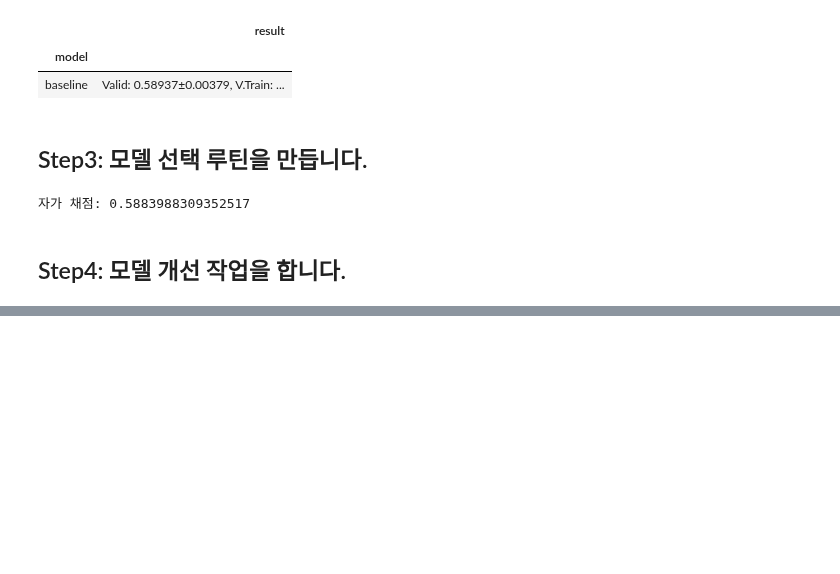
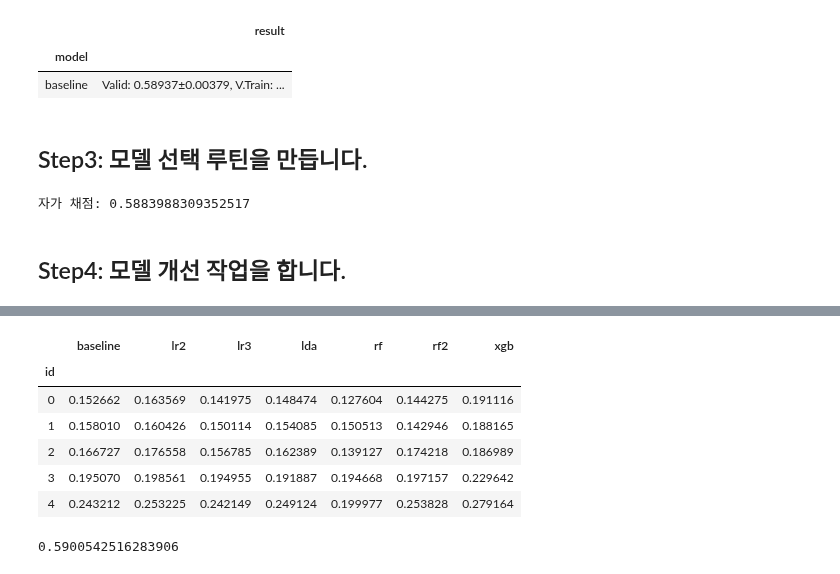
Before and after one commit to sunkusun9/DS_Lv3_2405, a Jupyter notebook: sec_ds_lv3_prob1_kaggle.ipynb, the cells around one changed output, grey strips where cells are left out. Drawn from its saved outputs; the diff is of its cells as text; code cells hidden in the pictures; blank space fills up the shorter version.

```diff
--- a/sec_ds_lv3_prob1_kaggle.ipynb
+++ b/sec_ds_lv3_prob1_kaggle.ipynb
@@ -360,0 +432,51 @@ from sklearn.ensemble import VotingClassifier
+# %%
+# 1단계: Cross Validation 예측결과를 모아 메타 모델 학습을 위한 데이터셋을 만듭니다.
+
+# 메타 모델이 접하게되는 데이터는 1차 모델의 예측 결과 인데,
+# 일반화 성능을 높이려면 이 데이터의 분포가 학습하지 않았던 데이터의 분포와 비슷해야 합니다.
+# 학습에 사용되지 않았던 겹외셋의 예측 결과 사용하여,
+# 이렇게 데이터의 분포를 실제 예측시의 분포와 최대한 유사하게 해줍니다.
+from sklearn.model_selection import cross_val_predict
+model_list = [
+    ('baseline', clf_lr), # LR + SFS
+    ('lr2', clf_lr2), # LR.2: LR + feature PCA
+    ('lr3', clf_lr3), # Basline + np.log (loading)
+    ('lda', clf_lda), # LDA
+    ('rf', clf_rf), # RF 튜닝
+    ('rf2', clf_rf2), # RF + LDA
+    ('xgb', clf_xgb), # XGB
+]
+# 메타모델을 위한 학습셋을 만듭니다.
+# cross_val_predict는 교차검증의 예측 결과를 입력 변수의 순서에 맞게 제공합니다.
+df_cv = pd.concat([
+    pd.Series(
+        cross_val_predict(
+            clf, df_train[X_all], df_train['failure'], groups=df_train['product_code'], cv=gcv, method='predict_proba'
+        )[:, 1],
+        index=df_train.index, name=model_name
+    )
+    for model_name, clf in model_list
+], axis=1)
+df_cv.head()
+# %% [output]
+|  | baseline | lr2 | lr3 | lda | rf | rf2 | xgb |
+| id |  |  |  |  |  |  |  |
+| 0 | 0.152662 | 0.163569 | 0.141975 | 0.148474 | 0.127604 | 0.144275 | 0.191116 |
+| 1 | 0.158010 | 0.160426 | 0.150114 | 0.154085 | 0.150513 | 0.142946 | 0.188165 |
+| 2 | 0.166727 | 0.176558 | 0.156785 | 0.162389 | 0.139127 | 0.174218 | 0.186989 |
+| 3 | 0.195070 | 0.198561 | 0.194955 | 0.191887 | 0.194668 | 0.197157 | 0.229642 |
+| 4 | 0.243212 | 0.253225 | 0.242149 | 0.249124 | 0.199977 | 0.253828 | 0.279164 |
+# %%
+# 메타 모델을 검증을 해봅니다.
+from sklearn.linear_model import LogisticRegression
+from sklearn.model_selection import cross_val_score
+clf_meta_lr = LogisticRegression(solver='lbfgs')
+X_stk = ['baseline', 'lr2', 'lr3', 'lda', 'rf', 'rf2', 'xgb']
+np.mean(
+    cross_val_score(
+        clf_meta_lr, df_cv[X_stk], df_train['failure'],
+        groups=df_train['product_code'], scoring='roc_auc', cv=gcv
+    )
+)
+# %% [output]
+0.5900542516283906
```
Also changed, not shown: parts of 15 cells of this notebook.
